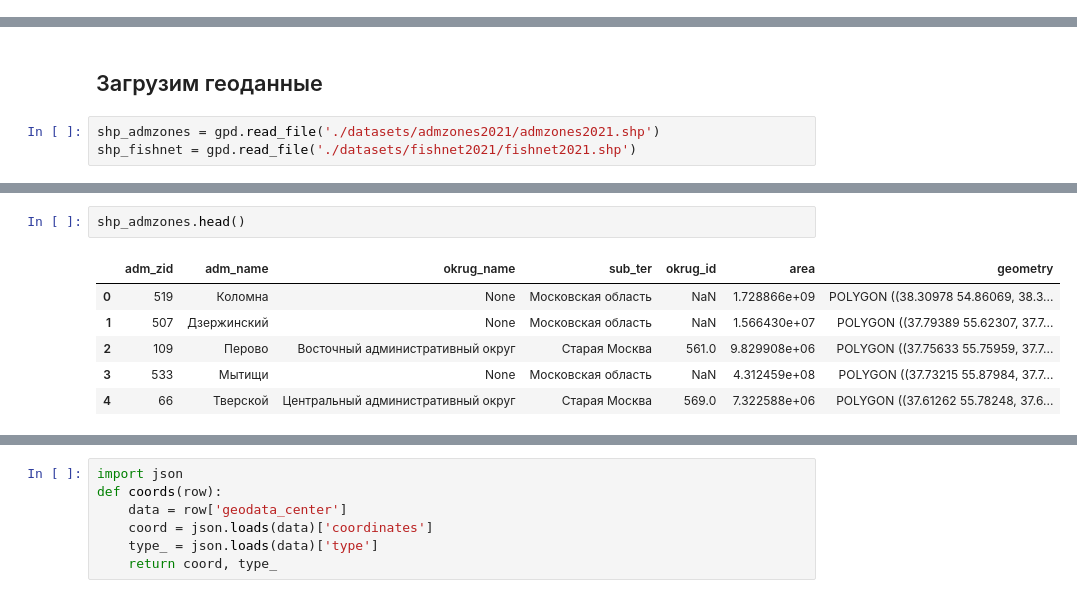
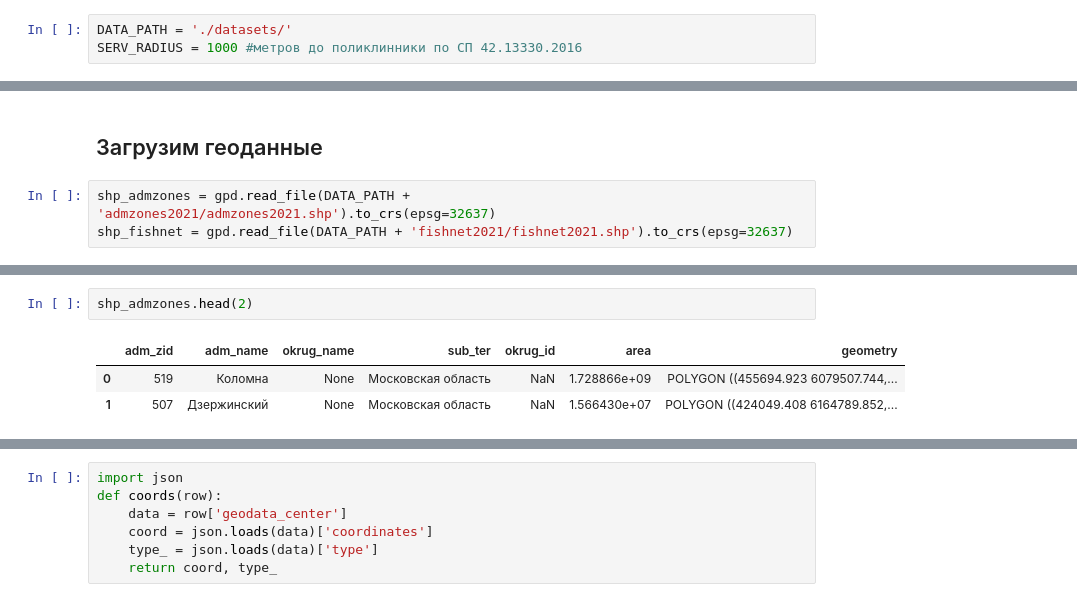
Before and after one commit to Femt0S/leaders2021, a Jupyter notebook: case_6.ipynb, the cells around one changed output, grey strips where cells are left out. Saved outputs shown, nothing was run; the diff lists cells and outputs as text.

```diff
--- a/case_6.ipynb
+++ b/case_6.ipynb
@@ -9,3 +15,6 @@ import matplotlib.pyplot as plt
+# %%
+DATA_PATH = './datasets/'
+SERV_RADIUS = 1000 #метров до поликлинники по СП 42.13330.2016
 # %% [markdown]
 ## Загрузим датасеты.
 
@@ -222,5 +92,5 @@ df_sector_rel.describe()
 # %% [markdown]
 ## Загрузим геоданные
 # %%
-shp_admzones = gpd.read_file('./datasets/admzones2021/admzones2021.shp')
-shp_fishnet = gpd.read_file('./datasets/fishnet2021/fishnet2021.shp')
+shp_admzones = gpd.read_file(DATA_PATH + 'admzones2021/admzones2021.shp').to_crs(epsg=32637)
+shp_fishnet = gpd.read_file(DATA_PATH + 'fishnet2021/fishnet2021.shp').to_crs(epsg=32637)
@@ -256,9 +97,6 @@ memory usage: 2.9 MB
 # %%
-shp_admzones.head()
+shp_admzones.head(2)
 # %% [output]
 |  | adm_zid | adm_name | okrug_name | sub_ter | okrug_id | area | geometry |
-| 0 | 519 | Коломна | None | Московская область | NaN | 1.728866e+09 | POLYGON ((38.30978 54.86069, 38.3... |
-| 1 | 507 | Дзержинский | None | Московская область | NaN | 1.566430e+07 | POLYGON ((37.79389 55.62307, 37.7... |
-| 2 | 109 | Перово | Восточный административный округ | Старая Москва | 561.0 | 9.829908e+06 | POLYGON ((37.75633 55.75959, 37.7... |
-| 3 | 533 | Мытищи | None | Московская область | NaN | 4.312459e+08 | POLYGON ((37.73215 55.87984, 37.7... |
-| 4 | 66 | Тверской | Центральный административный округ | Старая Москва | 569.0 | 7.322588e+06 | POLYGON ((37.61262 55.78248, 37.6... |
+| 0 | 519 | Коломна | None | Московская область | NaN | 1.728866e+09 | POLYGON ((455694.923 6079507.744,... |
+| 1 | 507 | Дзержинский | None | Московская область | NaN | 1.566430e+07 | POLYGON ((424049.408 6164789.852,... |
```
Also changed, not shown: parts of 82 cells of this notebook, 29 other files.
